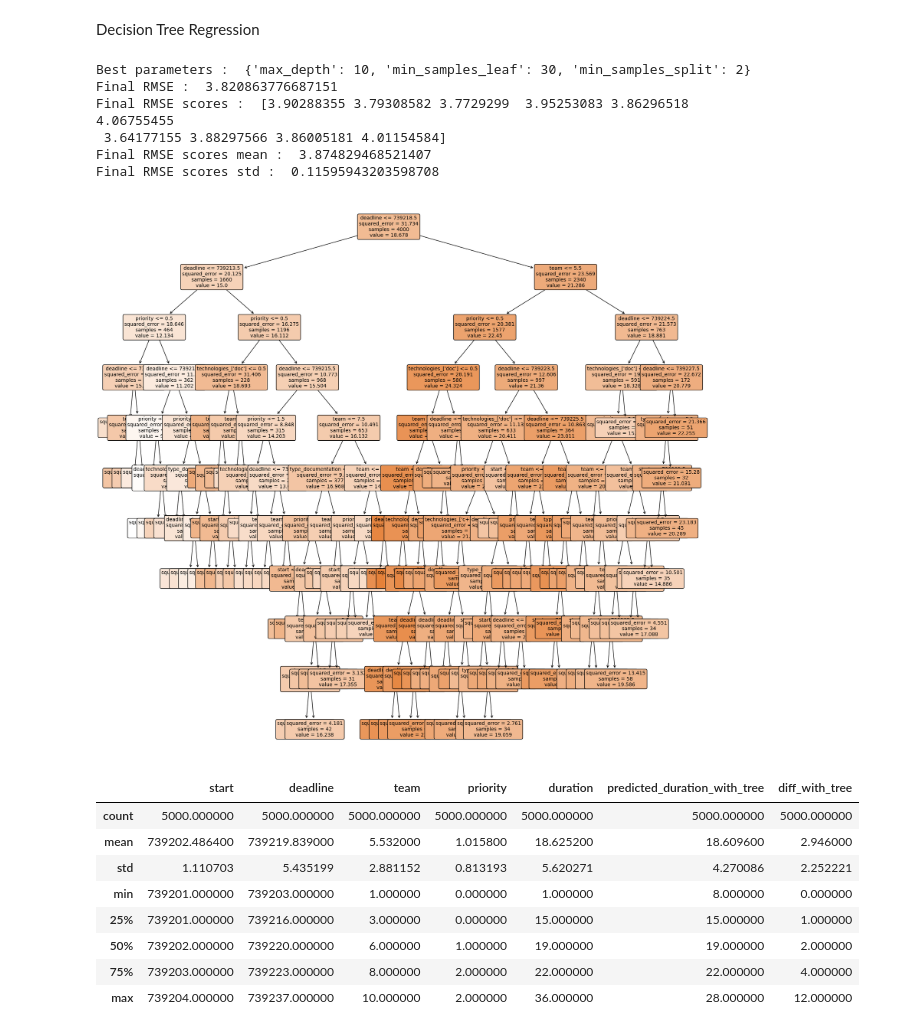
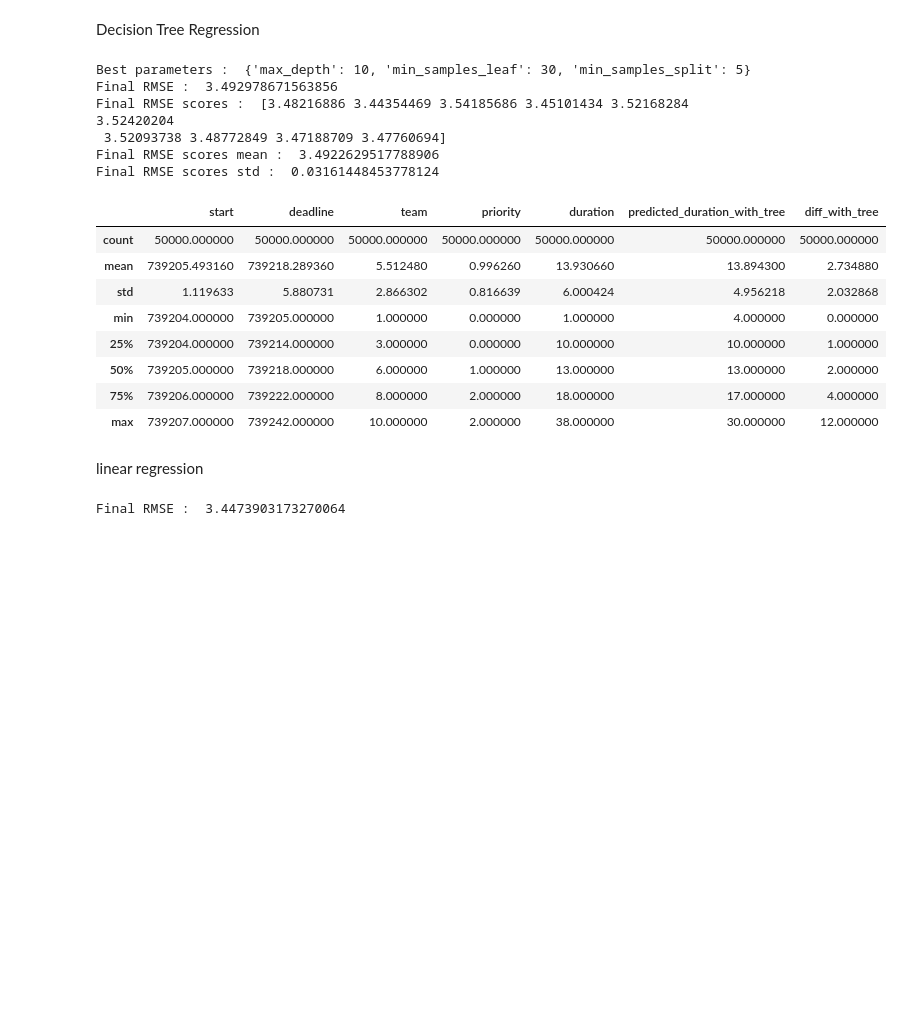
Before and after one commit to SytHamMer/computational-intelligence-applications-in-software-engineering-Lab2, a Jupyter notebook: first_approach.ipynb, the cells around one changed output. Saved outputs shown, nothing was run; the diff lists cells and outputs as text; code cells hidden in the pictures; blank space fills up the shorter version.

Commit message:
[DONE] linear regression, new way to generate data, graph of results

```diff
--- a/first_approach.ipynb
+++ b/first_approach.ipynb
@@ -224,10 +265,7 @@ X = df_encoded.drop(columns=["duration", "desc"])
 y = df_encoded["duration"]
 X_train, X_test, y_train, y_test = train_test_split(X, y, test_size=0.2, random_state=42)
 
-#lets use decision tree regressor
 tree_reg = DecisionTreeRegressor()
-
-
 
 #Function in order to round the prediction to the nearest integer, in order to be use in the GridSearchCV and cross validation
 def custom_mse(y_true, y_pred):
@@ -246,54 +284,73 @@ grid_search = GridSearchCV(tree_reg, param_grid, cv=5, scoring=custom_scorer, re
 grid_search.fit(X_train, y_train)
 print("Best parameters : ", grid_search.best_params_)
 #final model
 final_model = grid_search.best_estimator_
 final_predictions = final_model.predict(X_test)
 #round predictions to the nearest integer because duration is an integer
 final_predictions = np.round(final_predictions).astype(int)
 
 final_mse = mean_squared_error(y_test, final_predictions)
 final_rmse = np.sqrt(final_mse)
 
 print("Final RMSE : ", final_rmse)
 
 #cross validation
 scores = cross_val_score(final_model, X_train, y_train, scoring=custom_scorer, cv=10)
 final_rmse_scores = np.sqrt(-scores)
 print("Final RMSE scores : ", final_rmse_scores)
 print("Final RMSE scores mean : ", final_rmse_scores.mean())
 print("Final RMSE scores std : ", final_rmse_scores.std())
 
+
 #show the tree
-# dot_data = export_graphviz(final_model, out_file=None, feature_names=X.columns, filled=True, rounded=True, special_characters=True)
-# graph = graphviz.Source(dot_data)
-# graph.render("./data/task_duration_tree")
-
-#temporary this one
-plt.figure(figsize=(20, 20))
-plot_tree(final_model, feature_names=X.columns, filled=True, rounded=True, fontsize=10)
-plt.show()
-#now lets put the rounded predict duration in the dataset
+output_file_path = "./data/task_duration_tree.dot"
+export_graphviz(final_model, out_file=output_file_path,
+                feature_names=X.columns,
+                filled=True, rounded=True,
+                special_characters=True)
 
 df_encoded["predicted_duration_with_tree"] = np.round(final_model.predict(X)).astype(int)
 df_encoded["diff_with_tree"] = df_encoded["duration"] - df_encoded["predicted_duration_with_tree"]
 df_encoded["diff_with_tree"] = df_encoded["diff_with_tree"].abs()
 #save it to a csv
 df_encoded.to_csv("./data/tasks_with_predictions.csv", index=False)
 df_encoded.describe()
 # %% [output]
-Best parameters :  {'max_depth': 10, 'min_samples_leaf': 30, 'min_samples_split': 2}
-Final RMSE :  3.820863776687151
-Final RMSE scores :  [3.90288355 3.79308582 3.7729299  3.95253083 3.86296518 4.06755455
- 3.64177155 3.88297566 3.86005181 4.01154584]
-Final RMSE scores mean :  3.874829468521407
-Final RMSE scores std :  0.11595943203598708
+Best parameters :  {'max_depth': 10, 'min_samples_leaf': 30, 'min_samples_split': 5}
+Final RMSE :  3.492978671563856
+Final RMSE scores :  [3.48216886 3.44354469 3.54185686 3.45101434 3.52168284 3.52420204
+ 3.52093738 3.48772849 3.47188709 3.47760694]
+Final RMSE scores mean :  3.4922629517788906
+Final RMSE scores std :  0.03161448453778124
-[figure, removed]
 |  | start | deadline | team | priority | duration | predicted_duration_with_tree | diff_with_tree |
-| count | 5000.000000 | 5000.000000 | 5000.000000 | 5000.000000 | 5000.000000 | 5000.000000 | 5000.000000 |
-| mean | 739202.486400 | 739219.839000 | 5.532000 | 1.015800 | 18.625200 | 18.609600 | 2.946000 |
-| std | 1.110703 | 5.435199 | 2.881152 | 0.813193 | 5.620271 | 4.270086 | 2.252221 |
-| min | 739201.000000 | 739203.000000 | 1.000000 | 0.000000 | 1.000000 | 8.000000 | 0.000000 |
-| 25% | 739201.000000 | 739216.000000 | 3.000000 | 0.000000 | 15.000000 | 15.000000 | 1.000000 |
-| 50% | 739202.000000 | 739220.000000 | 6.000000 | 1.000000 | 19.000000 | 19.000000 | 2.000000 |
-| 75% | 739203.000000 | 739223.000000 | 8.000000 | 2.000000 | 22.000000 | 22.000000 | 4.000000 |
-| max | 739204.000000 | 739237.000000 | 10.000000 | 2.000000 | 36.000000 | 28.000000 | 12.000000 |
+| count | 50000.000000 | 50000.000000 | 50000.000000 | 50000.000000 | 50000.000000 | 50000.000000 | 50000.000000 |
+| mean | 739205.493160 | 739218.289360 | 5.512480 | 0.996260 | 13.930660 | 13.894300 | 2.734880 |
+| std | 1.119633 | 5.880731 | 2.866302 | 0.816639 | 6.000424 | 4.956218 | 2.032868 |
+| min | 739204.000000 | 739205.000000 | 1.000000 | 0.000000 | 1.000000 | 4.000000 | 0.000000 |
+| 25% | 739204.000000 | 739214.000000 | 3.000000 | 0.000000 | 10.000000 | 10.000000 | 1.000000 |
+| 50% | 739205.000000 | 739218.000000 | 6.000000 | 1.000000 | 13.000000 | 13.000000 | 2.000000 |
+| 75% | 739206.000000 | 739222.000000 | 8.000000 | 2.000000 | 18.000000 | 17.000000 | 4.000000 |
+| max | 739207.000000 | 739242.000000 | 10.000000 | 2.000000 | 38.000000 | 30.000000 | 12.000000 |
+# %% [markdown]
+linear regression
+# %%
+#split data between training and test sets
+X = df_encoded.drop(columns=["duration", "desc"])
+y = df_encoded["duration"]
+X_train, X_test, y_train, y_test = train_test_split(X, y, test_size=0.2, random_state=42)
+
+#lets use linear regression
+lr = LinearRegression()
+lr.fit(X_train, y_train)
+final_predictions = lr.predict(X_test)
+final_predictions = np.round(final_predictions).astype(int)
+final_mse = mean_squared_error(y_test, final_predictions)
+final_rmse = np.sqrt(final_mse)
+print("Final RMSE : ", final_rmse)
+df_encoded["predicted_duration_with_linear"] = np.round(lr.predict(X)).astype(int)
+df_encoded["diff_with_linear"] = df_encoded["duration"] - df_encoded["predicted_duration_with_linear"]
+df_encoded["diff_with_linear"] = df_encoded["diff_with_linear"].abs()
+#save it to a csv
+df_encoded.to_csv("./data/tasks_with_predictions.csv", index=False)
+# %% [output]
+Final RMSE :  3.4473903173270064
```
Also changed, not shown: parts of 8 cells of this notebook, 6 other files.
